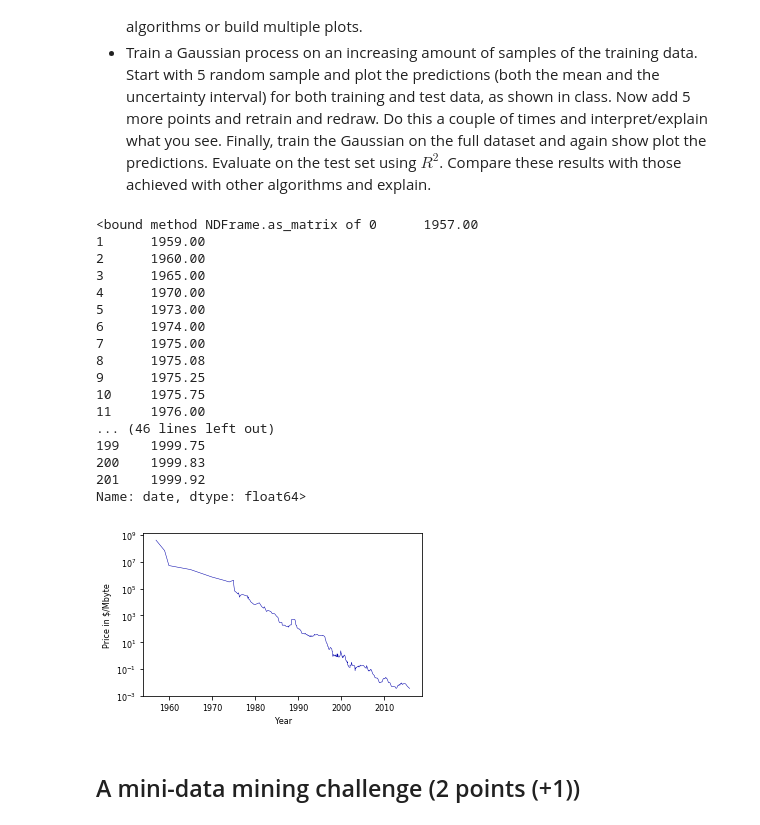
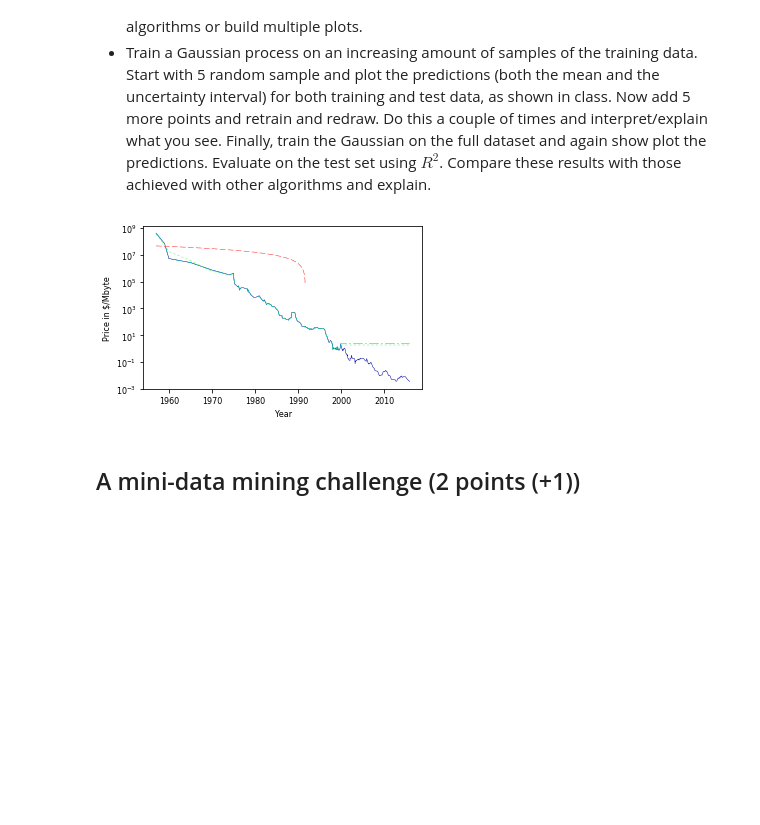
Before and after one commit to Zilarion/2IMW30-Assignment-1, a Jupyter notebook: Assignment 2.ipynb, the cells around one changed output. Saved outputs shown, nothing was run; the diff lists cells and outputs as text; code cells hidden in the pictures; blank space fills up the shorter version.

```diff
--- a/Assignment 2.ipynb
+++ b/Assignment 2.ipynb
@@ -155,43 +155,37 @@ Consider the RAM prices dataset (included in the data folder). Separate the data
 # %%
 from sklearn.ensemble import RandomForestRegressor
 from sklearn.linear_model import LinearRegression
 from sklearn.tree import DecisionTreeRegressor
+from sklearn.gaussian_process import GaussianProcessRegressor
 
 ram_prices = pd.read_csv('data/ram_price.csv')
 
 plt.semilogy(ram_prices.date, ram_prices.price)
 plt.xlabel("Year")
 plt.ylabel("Price in $/Mbyte");
 
 train = ram_prices.query("date < 2000")
 test = ram_prices.query("date >= 2000")
 
-print (train.date.array)
+x_train = train.date.reshape(-1, 1)
+y_train = train.price.reshape(-1, 1)
+x_test = test.date.reshape(-1, 1)
+y_test = test.price.reshape(-1, 1)
+
+# print (train.date.array)
 algorithms = [LinearRegression(), RandomForestRegressor(), DecisionTreeRegressor()]
 
-# for alg in algorithms:
-#     alg.fit(train.date, train.price)
-#     print(alg.score(test.date, test.price))
-#     print(cross_val_score(alg, ram_prices.date, ram_prices.price, cv=10, scoring="r2").mean())
+for alg in algorithms:
+    alg.fit(x_train, y_train)
+    y_result = alg.predict(ram_prices.date.reshape(-1, 1))
+    plt.semilogy(ram_prices.date.reshape(-1, 1), y_result)
+
+for sampleSize in range(5, len(x_train), 5):
+    clf = GaussianProcessRegressor()
+    clf.fit(x_train[:sampleSize], y_train[:sampleSize])
+#     print(clf.score(x_test ,y_test))
 # %% [output]
-<bound method NDFrame.as_matrix of 0      1957.00
-1      1959.00
-2      1960.00
-3      1965.00
-4      1970.00
-5      1973.00
-6      1974.00
-7      1975.00
-8      1975.08
-9      1975.25
-10     1975.75
-11     1976.00
-... (46 lines left out)
-199    1999.75
-200    1999.83
-201    1999.92
-Name: date, dtype: float64>
-[figure, old version]
+[figure, new version]
 # %% [markdown]
 ## A mini-data mining challenge (2 points (+1))
 # %% [markdown]
```
Also changed, not shown: parts of 12 cells of this notebook.
